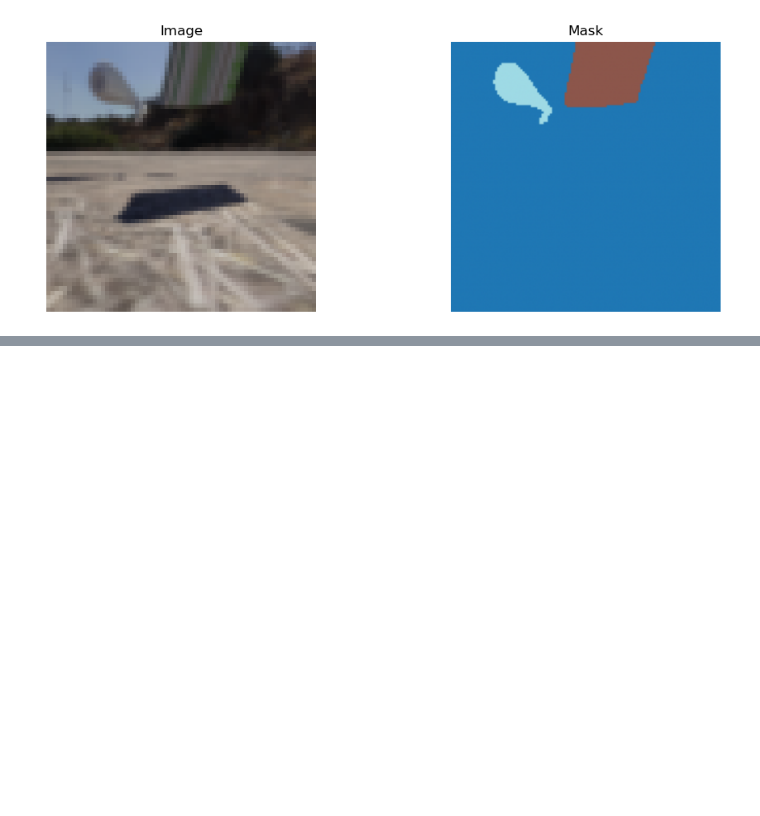
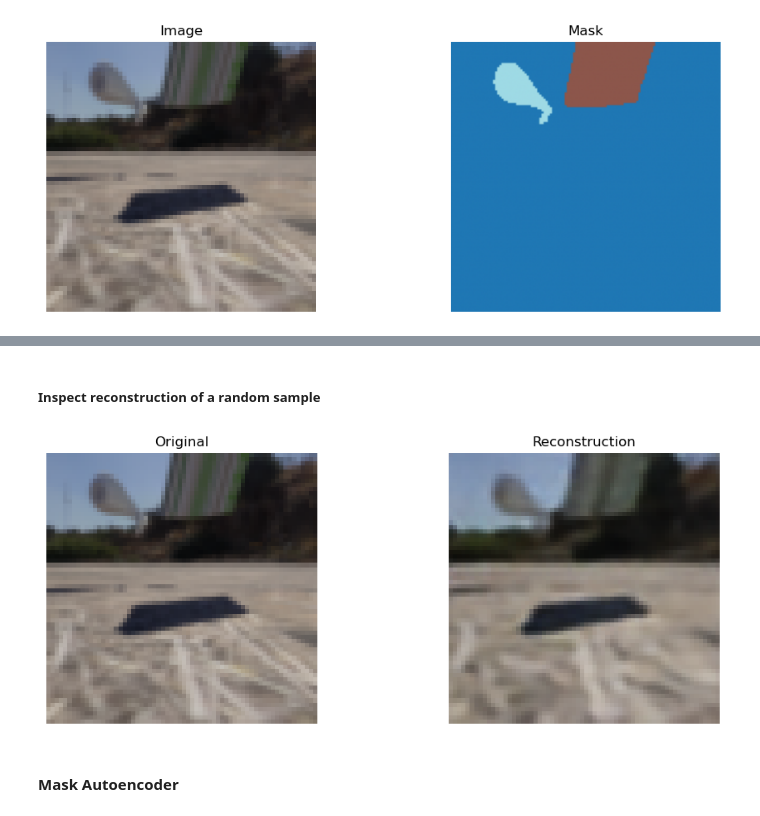
Before and after one commit to vladimashev/object-repr-video-prediction, a Jupyter notebook: test_reconstruction.ipynb, the cells around one changed output, grey strips where cells are left out. Cells and saved outputs as stored; diff of their text form; code cells hidden in the pictures; blank space fills up the shorter version.

Commit message:
trained a reconstruction AE for full frames

```diff
--- a/test_reconstruction.ipynb
+++ b/test_reconstruction.ipynb
@@ -63,0 +61,3 @@ plt.show()
+# %%
+train_dataset = ImageDataset(TRAIN_PATH, transform)
+val_dataset = ImageDataset(VALIDATION_PATH, transform)
@@ -63,0 +85,5 @@ plt.show()
+# %%
+from autoencoders import ImageAutoencoder
+from train_autoencoder import train_autoencoder
+
+autoencoder_img = ImageAutoencoder()
@@ -63,0 +102,23 @@ plt.show()
+# %% [markdown]
+##### Inspect reconstruction of a random sample
+# %%
+sample = next(iter(val_dataset))['img']
+reconstr = autoencoder_img(sample.to(device))
+
+plt.figure(figsize=(10, 4))
+
+plt.subplot(1, 2, 1)
+plt.imshow(sample.permute(1, 2, 0).numpy())
+plt.title("Original")
+plt.axis("off")
+
+plt.subplot(1, 2, 2)
+plt.imshow(reconstr.permute(1, 2, 0).detach().cpu().numpy())
+plt.title("Reconstruction")
+plt.tight_layout()
+plt.axis("off")
+plt.show()
+# %% [output]
+[figure, added]
+# %% [markdown]
+#### Mask Autoencoder
```
Also changed, not shown: parts of 10 cells of this notebook, 8 other files.
